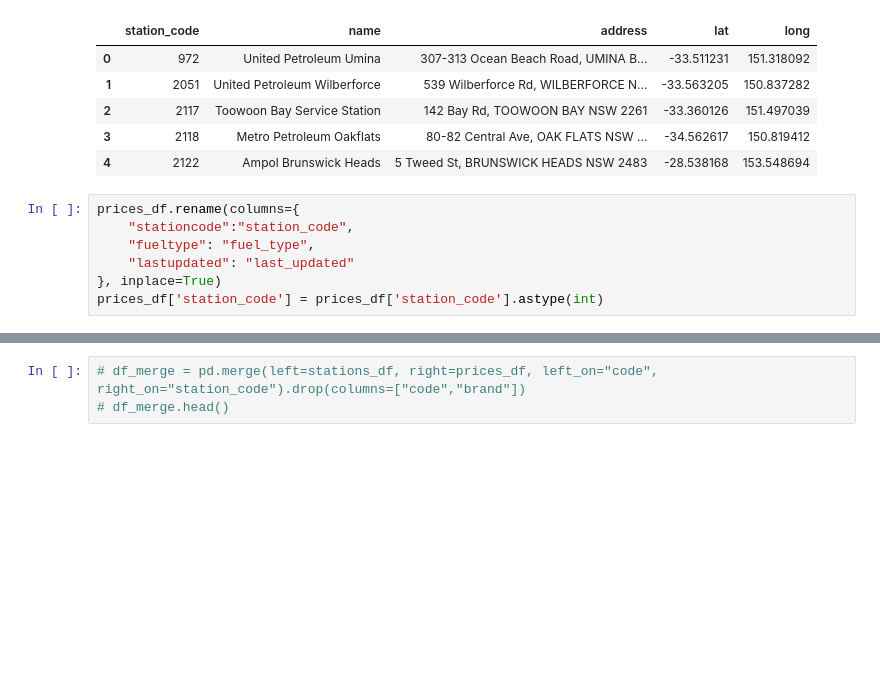
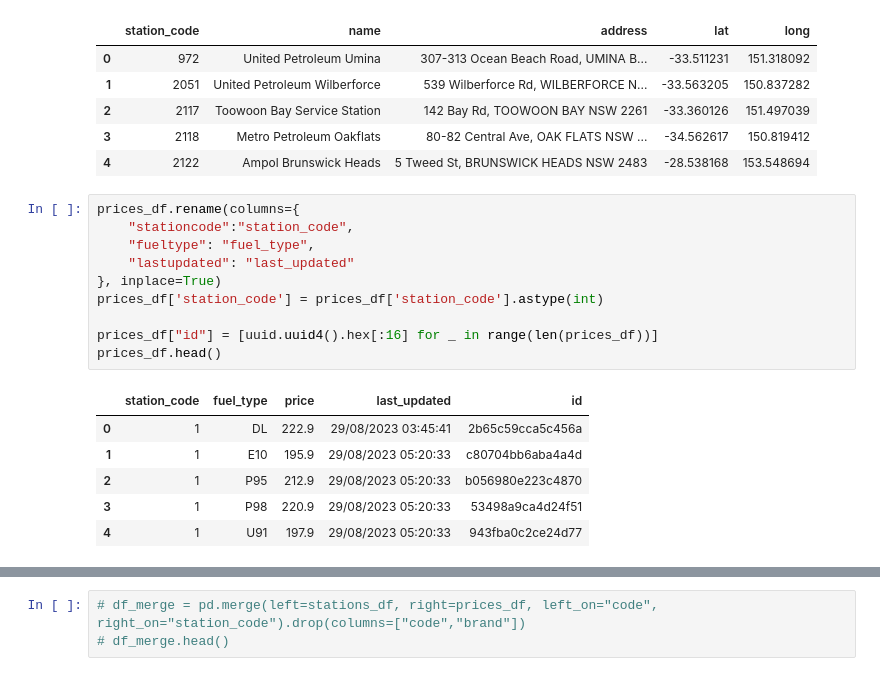
Before and after one commit to YangXZ2008/Data-Engineer-Camp-Project-1, a Jupyter notebook: etl.ipynb, the cells around one changed output, grey strips where cells are left out. Drawn from its saved outputs; the diff is of its cells as text; blank space fills up the shorter version.

```diff
--- a/etl.ipynb
+++ b/etl.ipynb
@@ -100,10 +89,20 @@ stations_df.head()
 # %%
 prices_df.rename(columns={
     "stationcode":"station_code",
     "fueltype": "fuel_type",
     "lastupdated": "last_updated"
 }, inplace=True)
 prices_df['station_code'] = prices_df['station_code'].astype(int)
+
+prices_df["id"] = [uuid.uuid4().hex[:16] for _ in range(len(prices_df))]
+prices_df.head()
+# %% [output]
+|  | station_code | fuel_type | price | last_updated | id |
+| 0 | 1 | DL | 222.9 | 29/08/2023 03:45:41 | 2b65c59cca5c456a |
+| 1 | 1 | E10 | 195.9 | 29/08/2023 05:20:33 | c80704bb6aba4a4d |
+| 2 | 1 | P95 | 212.9 | 29/08/2023 05:20:33 | b056980e223c4870 |
+| 3 | 1 | P98 | 220.9 | 29/08/2023 05:20:33 | 53498a9ca4d24f51 |
+| 4 | 1 | U91 | 197.9 | 29/08/2023 05:20:33 | 943fba0c2ce24d77 |
 # %%
 # prices_df_less = prices_df.tail(8888)
 # prices_df_less
```
Also changed, not shown: parts of 9 cells of this notebook, 3 other files.
